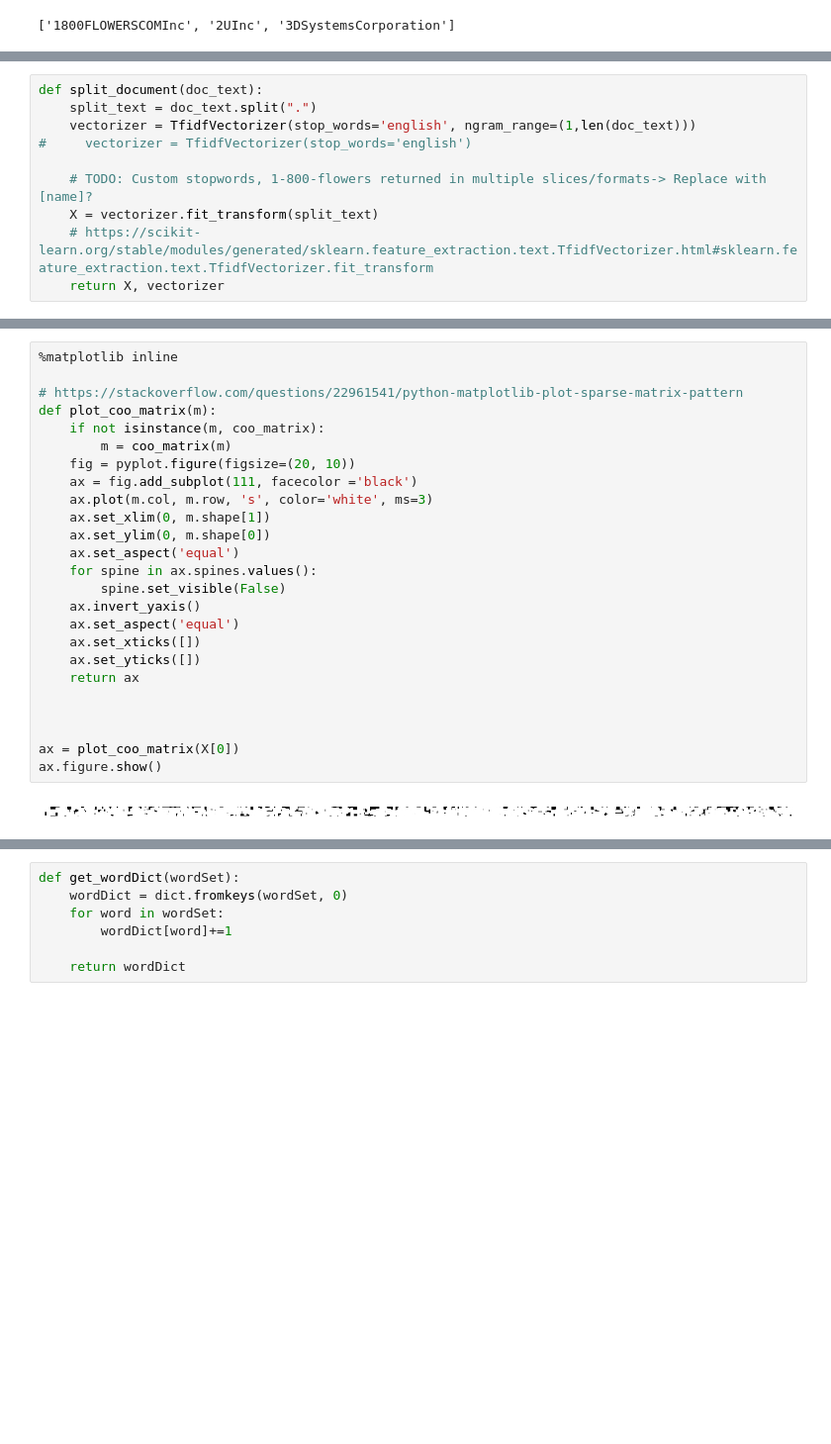
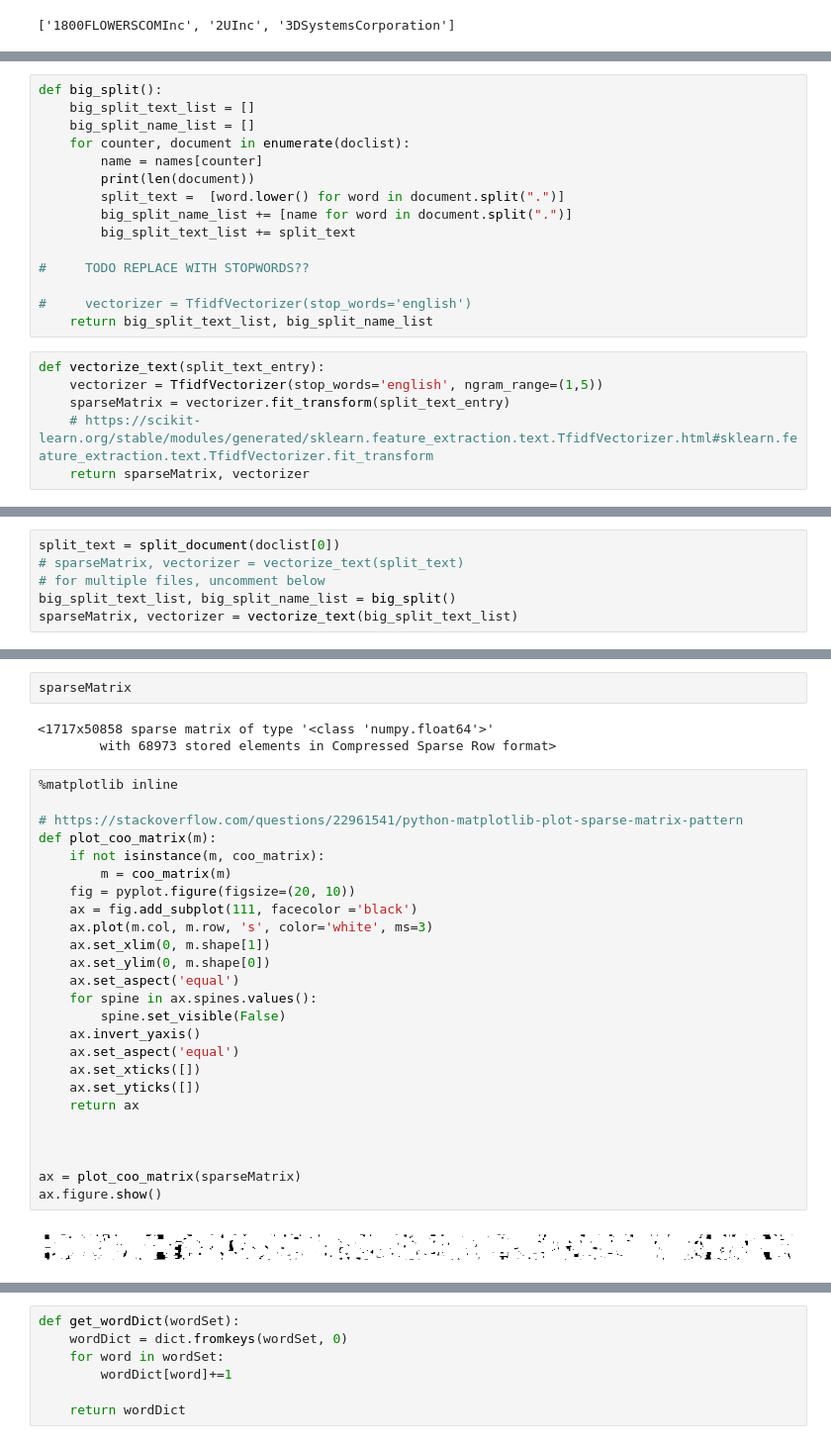
Before and after one commit to XaraRoy/Risky-Business, a Jupyter notebook: UnsupervisedClustering__TFidf__test.ipynb, the cells around one changed output, grey strips where cells are left out. Shown at 99% size. Cells and saved outputs as stored; diff of their text form; blank space fills up the shorter version.

```diff
--- a/UnsupervisedClustering__TFidf__test.ipynb
+++ b/UnsupervisedClustering__TFidf__test.ipynb
@@ -46,10 +55,21 @@ names
+# %%
+def big_split():
+    big_split_text_list = []
+    big_split_name_list = []
+    for counter, document in enumerate(doclist):
+        name = names[counter]
+        print(len(document))
+        split_text =  [word.lower() for word in document.split(".")]
+        big_split_name_list += [name for word in document.split(".")]
+        big_split_text_list += split_text
+
+#     TODO REPLACE WITH STOPWORDS??
+
+#     vectorizer = TfidfVectorizer(stop_words='english')
+    return big_split_text_list, big_split_name_list
 # %%
-def split_document(doc_text):
-    split_text = doc_text.split(".")
-    vectorizer = TfidfVectorizer(stop_words='english', ngram_range=(1,len(doc_text)))
-#     vectorizer = TfidfVectorizer(stop_words='english')
-
-    # TODO: Custom stopwords, 1-800-flowers returned in multiple slices/formats-> Replace with [name]?
-    X = vectorizer.fit_transform(split_text)
+def vectorize_text(split_text_entry):
+    vectorizer = TfidfVectorizer(stop_words='english', ngram_range=(1,5))
+    sparseMatrix = vectorizer.fit_transform(split_text_entry)
     # https://scikit-learn.org/stable/modules/generated/sklearn.feature_extraction.text.TfidfVectorizer.html#sklearn.feature_extraction.text.TfidfVectorizer.fit_transform
-    return X, vectorizer
+    return sparseMatrix, vectorizer
@@ -88,0 +80,6 @@ X
+# %%
+split_text = split_document(doclist[0])
+# sparseMatrix, vectorizer = vectorize_text(split_text)
+# for multiple files, uncomment below
+big_split_text_list, big_split_name_list = big_split()
+sparseMatrix, vectorizer = vectorize_text(big_split_text_list)
@@ -89,29 +120,34 @@ X
+# %%
+sparseMatrix
+# %% [output]
+<1717x50858 sparse matrix of type '<class 'numpy.float64'>'
+        with 68973 stored elements in Compressed Sparse Row format>
 # %%
 %matplotlib inline
 
 # https://stackoverflow.com/questions/22961541/python-matplotlib-plot-sparse-matrix-pattern
 def plot_coo_matrix(m):
     if not isinstance(m, coo_matrix):
         m = coo_matrix(m)
     fig = pyplot.figure(figsize=(20, 10))
     ax = fig.add_subplot(111, facecolor ='black')
     ax.plot(m.col, m.row, 's', color='white', ms=3)
     ax.set_xlim(0, m.shape[1])
     ax.set_ylim(0, m.shape[0])
     ax.set_aspect('equal')
     for spine in ax.spines.values():
         spine.set_visible(False)
     ax.invert_yaxis()
     ax.set_aspect('equal')
     ax.set_xticks([])
     ax.set_yticks([])
     return ax
 
 
 
-ax = plot_coo_matrix(X[0])
+ax = plot_coo_matrix(sparseMatrix)
 ax.figure.show()
 # %% [output]
-[figure, old version]
+[figure, new version]
 # %%
 # truek = PLEASE_FIND_ME
```
Also changed, not shown: parts of 40 cells of this notebook.
